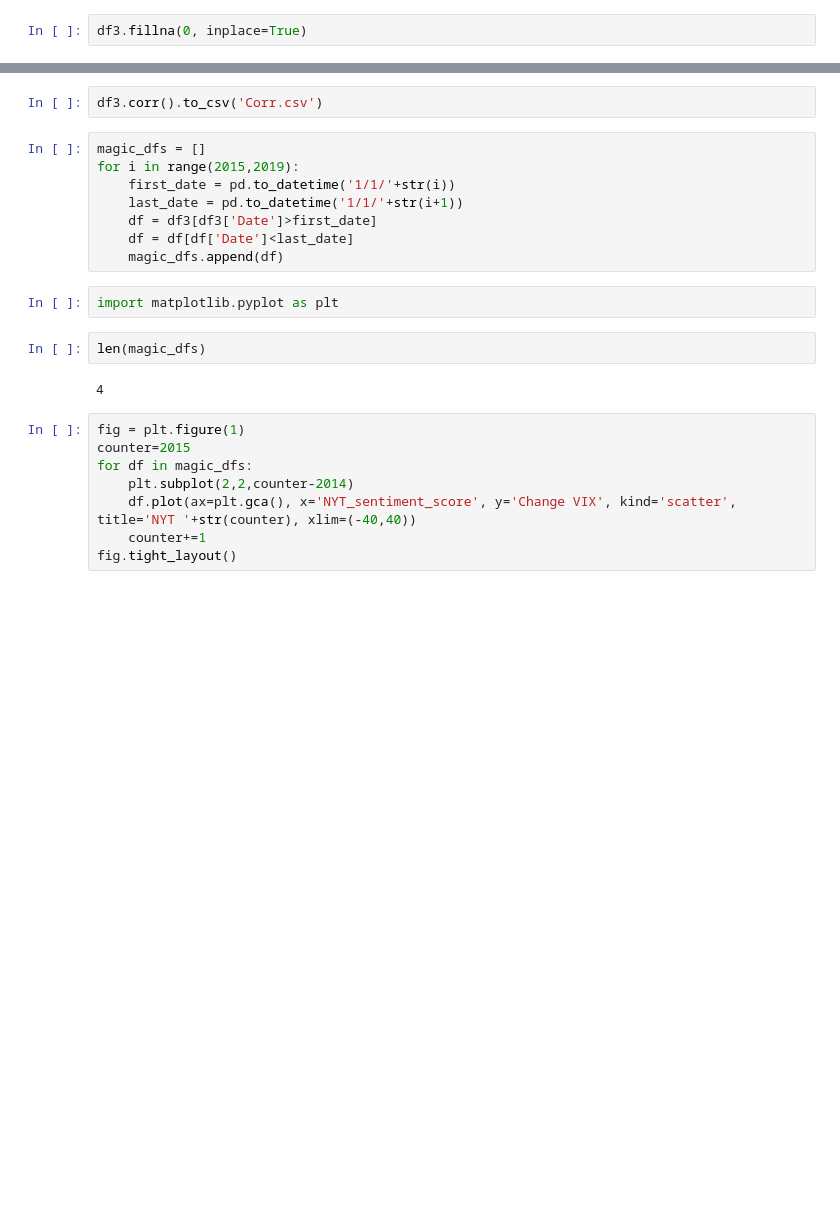
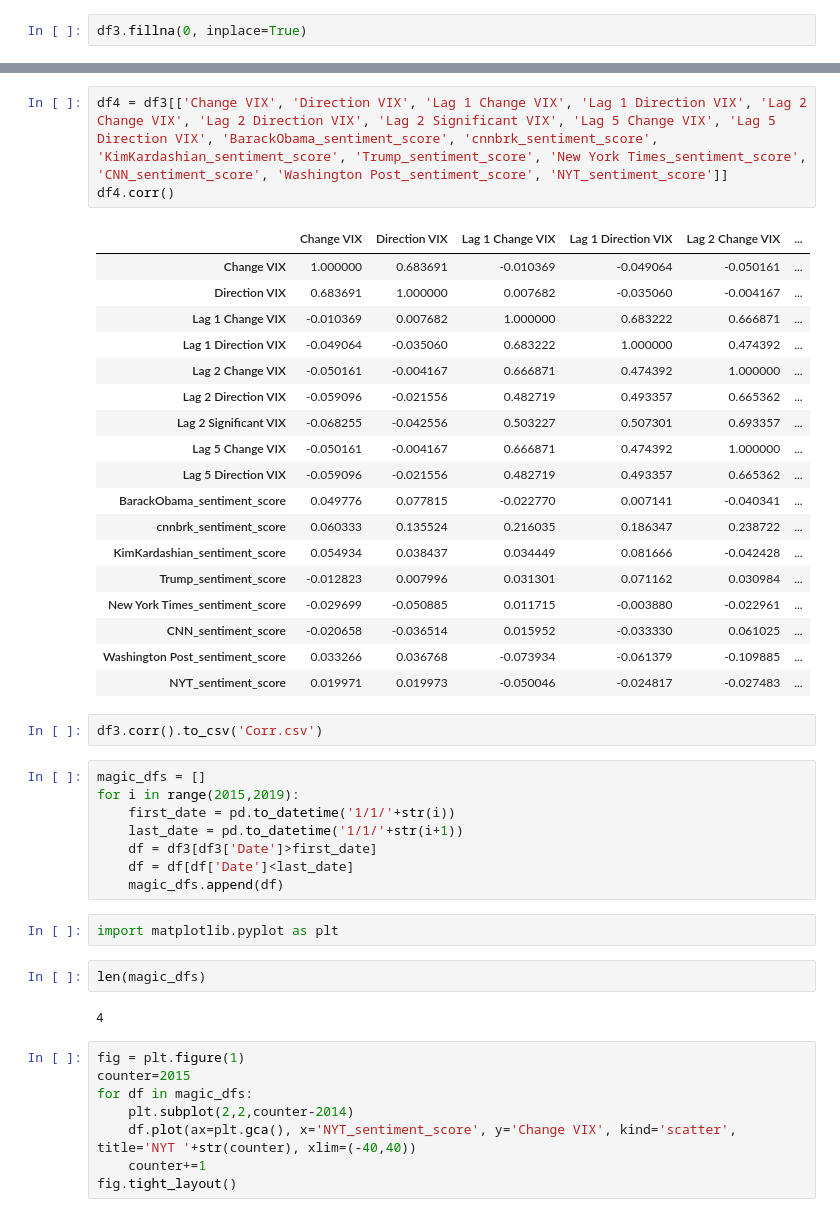
Before and after one commit to osirissc2/sentistock, a Jupyter notebook: CorrelationCheck.ipynb, the cells around one changed output, grey strips where cells are left out. Drawn from its saved outputs; the diff is of its cells as text; blank space fills up the shorter version.

```diff
--- a/CorrelationCheck.ipynb
+++ b/CorrelationCheck.ipynb
@@ -96,3 +96,25 @@ df3.corr()
+# %%
+df4 = df3[['Change VIX', 'Direction VIX', 'Lag 1 Change VIX', 'Lag 1 Direction VIX', 'Lag 2 Change VIX', 'Lag 2 Direction VIX', 'Lag 2 Significant VIX', 'Lag 5 Change VIX', 'Lag 5 Direction VIX', 'BarackObama_sentiment_score', 'cnnbrk_sentiment_score', 'KimKardashian_sentiment_score', 'Trump_sentiment_score', 'New York Times_sentiment_score', 'CNN_sentiment_score', 'Washington Post_sentiment_score', 'NYT_sentiment_score']]
+df4.corr()
+# %% [output]
+|  | Change VIX | Direction VIX | Lag 1 Change VIX | Lag 1 Direction VIX | Lag 2 Change VIX | ... |
+| Change VIX | 1.000000 | 0.683691 | -0.010369 | -0.049064 | -0.050161 | ... |
+| Direction VIX | 0.683691 | 1.000000 | 0.007682 | -0.035060 | -0.004167 | ... |
+| Lag 1 Change VIX | -0.010369 | 0.007682 | 1.000000 | 0.683222 | 0.666871 | ... |
+| Lag 1 Direction VIX | -0.049064 | -0.035060 | 0.683222 | 1.000000 | 0.474392 | ... |
+| Lag 2 Change VIX | -0.050161 | -0.004167 | 0.666871 | 0.474392 | 1.000000 | ... |
+| Lag 2 Direction VIX | -0.059096 | -0.021556 | 0.482719 | 0.493357 | 0.665362 | ... |
+| Lag 2 Significant VIX | -0.068255 | -0.042556 | 0.503227 | 0.507301 | 0.693357 | ... |
+| Lag 5 Change VIX | -0.050161 | -0.004167 | 0.666871 | 0.474392 | 1.000000 | ... |
+| Lag 5 Direction VIX | -0.059096 | -0.021556 | 0.482719 | 0.493357 | 0.665362 | ... |
+| BarackObama_sentiment_score | 0.049776 | 0.077815 | -0.022770 | 0.007141 | -0.040341 | ... |
+| cnnbrk_sentiment_score | 0.060333 | 0.135524 | 0.216035 | 0.186347 | 0.238722 | ... |
+| KimKardashian_sentiment_score | 0.054934 | 0.038437 | 0.034449 | 0.081666 | -0.042428 | ... |
+| Trump_sentiment_score | -0.012823 | 0.007996 | 0.031301 | 0.071162 | 0.030984 | ... |
+| New York Times_sentiment_score | -0.029699 | -0.050885 | 0.011715 | -0.003880 | -0.022961 | ... |
+| CNN_sentiment_score | -0.020658 | -0.036514 | 0.015952 | -0.033330 | 0.061025 | ... |
+| Washington Post_sentiment_score | 0.033266 | 0.036768 | -0.073934 | -0.061379 | -0.109885 | ... |
+| NYT_sentiment_score | 0.019971 | 0.019973 | -0.050046 | -0.024817 | -0.027483 | ... |
 # %%
 df3.corr().to_csv('Corr.csv')
 # %%
```
Also changed, not shown: parts of 4 cells of this notebook, 1 other file.
